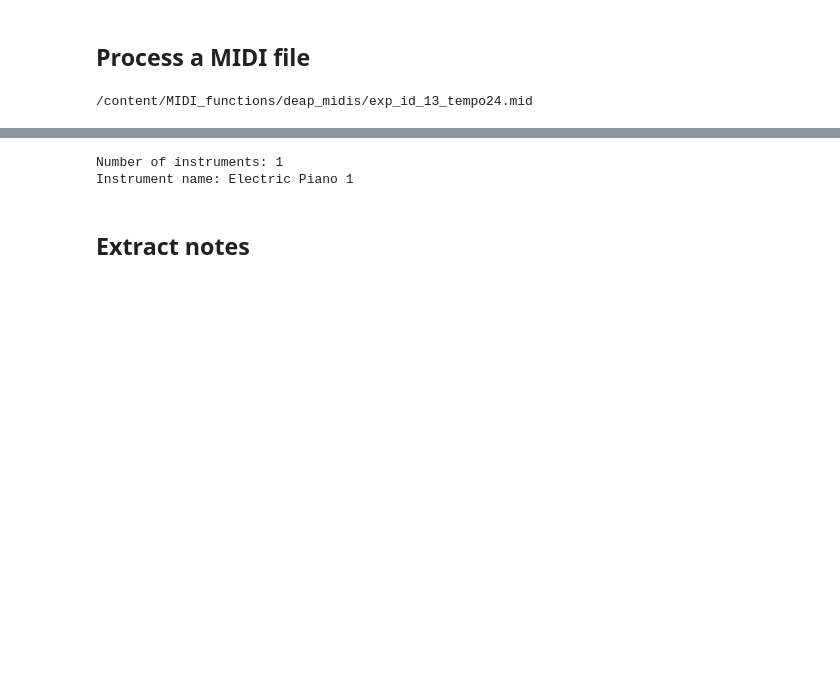
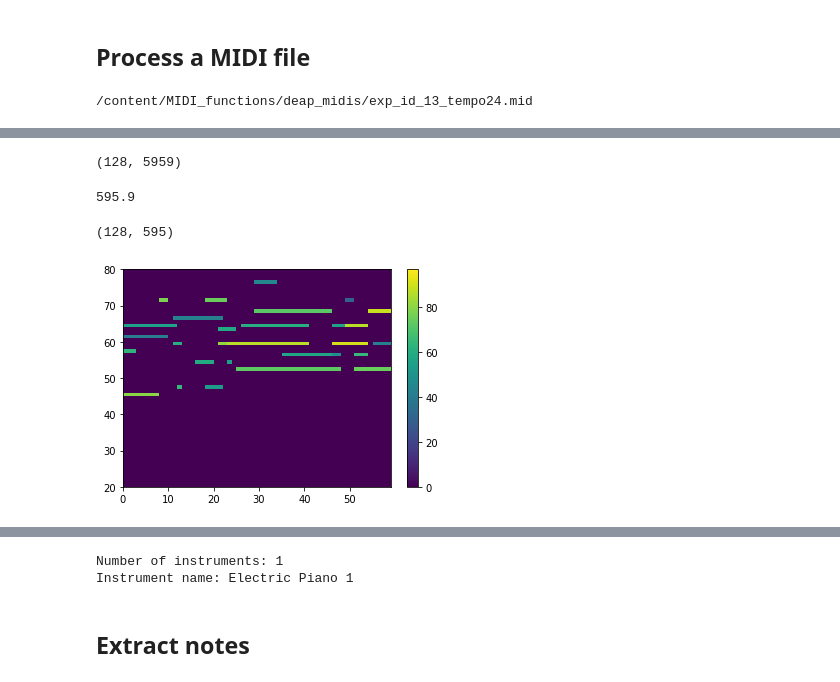
Before and after one commit to hdperezn/Autoencoder_Piano_Roll, a Jupyter notebook: Example_PianoRoll_representation.ipynb, the cells around one changed output, grey strips where cells are left out. Saved outputs shown, nothing was run; the diff lists cells and outputs as text; code cells hidden in the pictures; blank space fills up the shorter version.

```diff
--- a/Example_PianoRoll_representation.ipynb
+++ b/Example_PianoRoll_representation.ipynb
@@ -93,3 +95,22 @@ pm = pretty_midi.PrettyMIDI(sample_file)
 display_audio(pm, _SAMPLING_RATE)
 # %% [output]
 [interactive output not drawn]
+# %%
+pm.get_piano_roll().shape
+# %% [output]
+(128, 5959)
+# %%
+5959/10
+# %% [output]
+595.9
+# %%
+proll = pm2.get_piano_roll(fs=10, times=None)
+plt.figure()
+plt.pcolormesh(proll)
+plt.ylim(20,80)
+plt.xlim(0,59)
+plt.colorbar()
+print(proll.shape)
+# %% [output]
+(128, 595)
+[figure, added]
```
Also changed, not shown: parts of 5 cells of this notebook.
